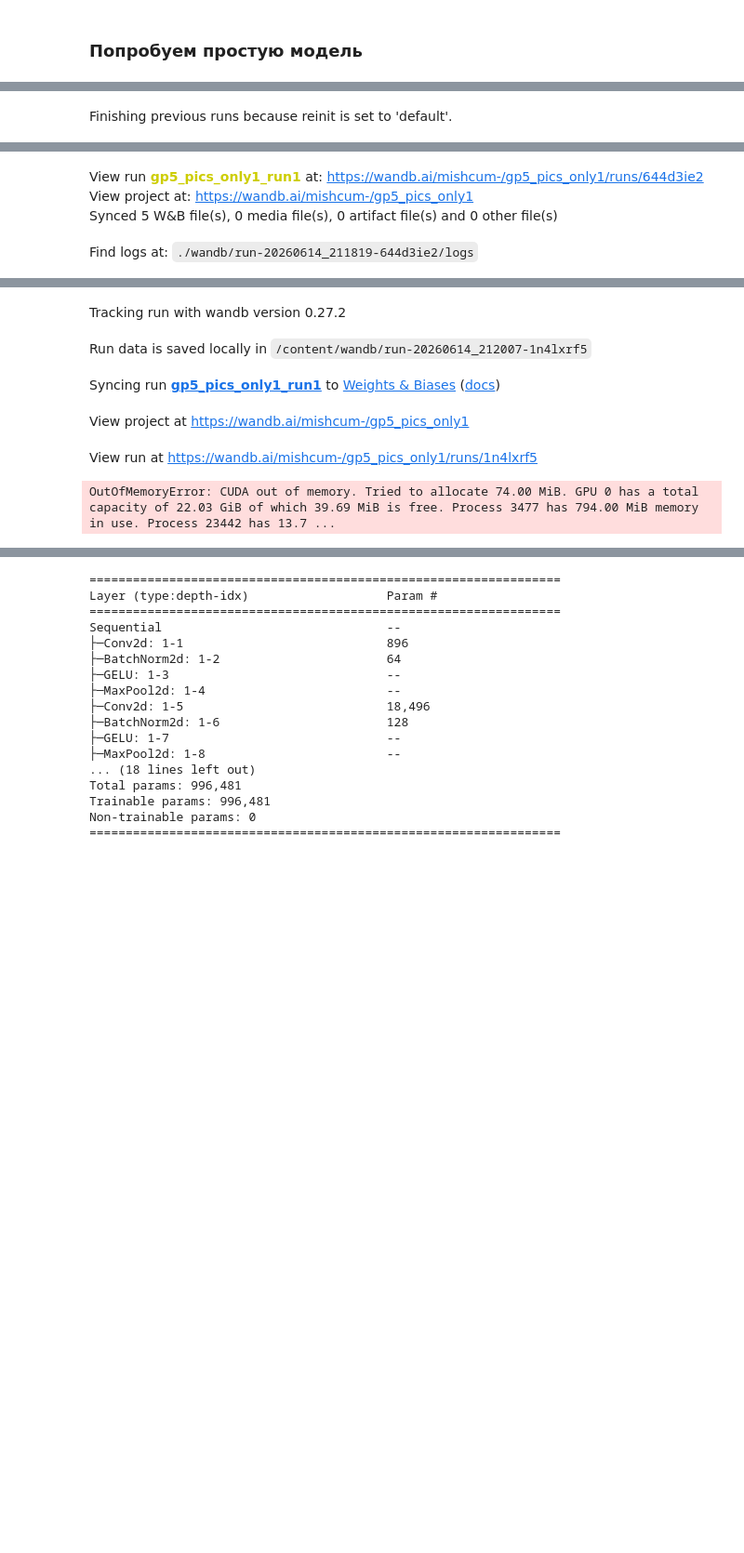
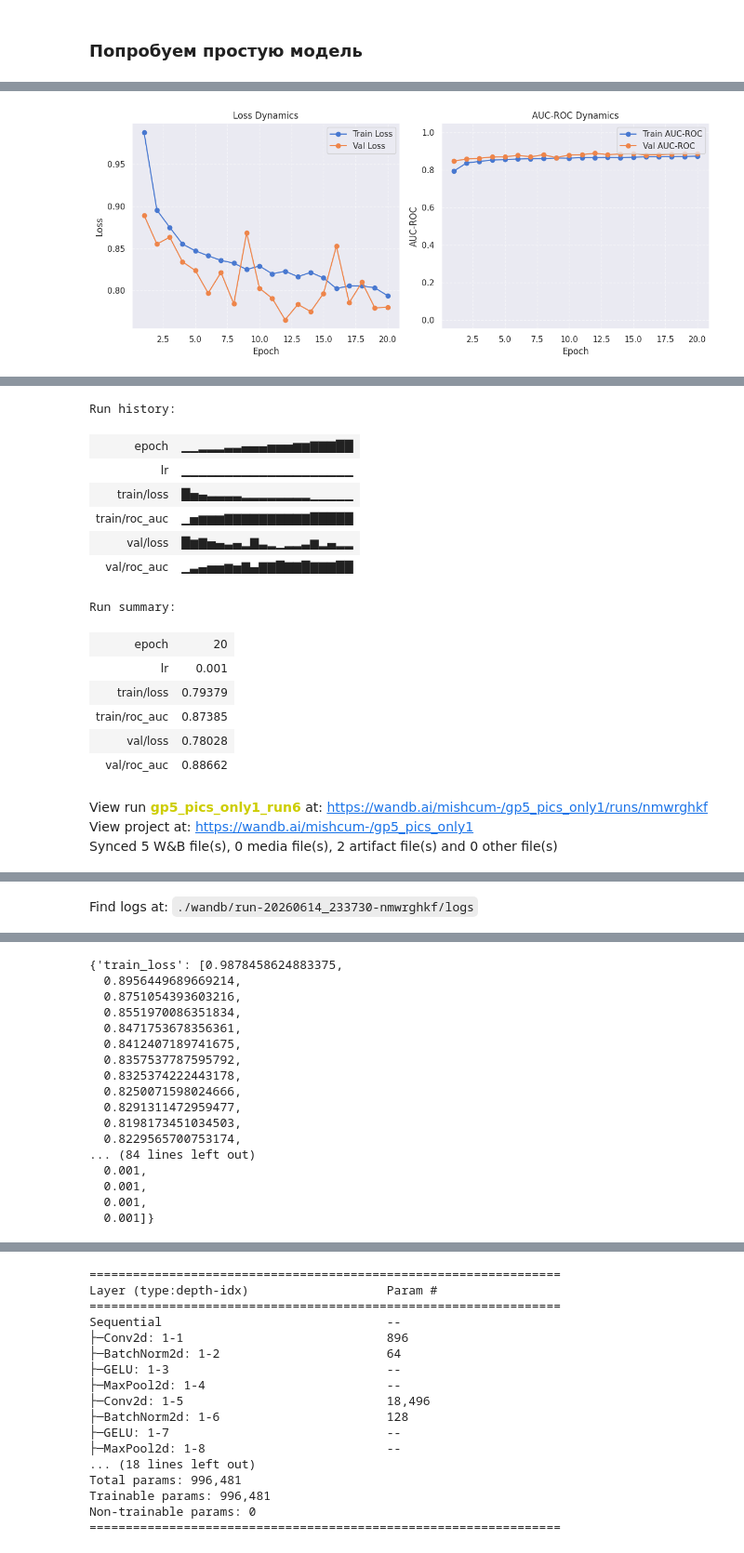
Before and after one commit to mishcum/GP5, a Jupyter notebook: notebooks/conv/Conv.ipynb, the cells around one changed output, grey strips where cells are left out. Shown at 93% size. Drawn from its saved outputs; the diff is of its cells as text; code cells hidden in the pictures; blank space fills up the shorter version.

Commit message:
new model

```diff
--- a/notebooks/conv/Conv.ipynb
+++ b/notebooks/conv/Conv.ipynb
@@ -270,7 +262,7 @@ def fit(model : nn.Module, train_loader : data.DataLoader, val_loader : data.Dat
     run = None
     if use_wandb:
         run = wandb.init(project=wandb_project, name=wandb_run_name, config=wandb_config if wandb_config else {}, reinit='create_new')
-        wandb.config.update({'num_params': sum(p.numel() for p in model.parameters()), 'device': str(device)}, allow_val_change=True)
+        run.config.update({'num_params': sum(p.numel() for p in model.parameters()), 'device': str(device)}, allow_val_change=True)
 
     for epoch in range(1, num_epochs + 1):
         tr = training_epoch(model=model, train_loader=train_loader, optimizer=optimizer, scheduler=scheduler, criterion=criterion, device=device, tqdm_desc=f'Train {epoch}/{num_epochs}')
@@ -295,7 +287,7 @@ def fit(model : nn.Module, train_loader : data.DataLoader, val_loader : data.Dat
             plot_fn(history['train_loss'], history['val_loss'], history['train_roc_auc'], history['val_roc_auc'])
 
         if use_wandb:
-            wandb.log({'epoch': epoch, 'train/loss': tr['loss'], 'train/roc_auc': tr['roc_auc'], 'val/loss': va['loss'], 'val/roc_auc': va['roc_auc'], 'lr': current_lr}, step=epoch)
+            run.log({'epoch': epoch, 'train/loss': tr['loss'], 'train/roc_auc': tr['roc_auc'], 'val/loss': va['loss'], 'val/roc_auc': va['roc_auc'], 'lr': current_lr}, step=epoch)
 
         os.makedirs(f'{out_dir}/logs/', exist_ok=True)
         with open(f'{out_dir}/logs/history.json', 'w', encoding='utf-8') as f:
@@ -307,17 +299,19 @@ def fit(model : nn.Module, train_loader : data.DataLoader, val_loader : data.Dat
         pickle.dump(train_loader.dataset.files, f)
         artifact.add_file(f'{out_dir}/data/train_dataset.pkl', 'train_dataset.pkl')
 
-    wandb.log_artifact(artifact)
+    run.log_artifact(artifact)
 
     artifact = wandb.Artifact('val_data', type='data')
     with open(f'{out_dir}/data/val_dataset.pkl', 'wb') as f:
         pickle.dump(val_loader.dataset.files, f)
         artifact.add_file(f'{out_dir}/data/val_dataset.pkl', 'val_dataset.pkl')
 
-    wandb.log_artifact(artifact)
+    run.log_artifact(artifact)
 
     artifact = wandb.Artifact('best_model', 'model')
     artifact.add_file(os.path.join(out_dir, 'checkpoints', 'best.pt'), 'best_model.pt')
+
+    run.log_artifact(artifact)
 
     if use_wandb and run is not None:
         run.finish()
@@ -364,7 +358,8 @@ train_transforms = v2.Compose([
     v2.RandomHorizontalFlip(p=0.5),
     v2.RandomVerticalFlip(p=0.5),
     v2.RandomRotation(degrees=180, interpolation=v2.InterpolationMode.BILINEAR, fill=0),
-    v2.ColorJitter(brightness=0.15, contrast=0.15, saturation=0.10, hue=0.03),
+    v2.RandomApply([v2.ColorJitter(brightness=0.15, contrast=0.15, saturation=0.10, hue=0.03)], p=0.3),
+    v2.RandomAffine(degrees=0, translate=(0.05, 0.05), scale=(0.95, 1.05), interpolation=v2.InterpolationMode.BILINEAR, fill=0),
     v2.RandomApply([v2.GaussianBlur(kernel_size=3, sigma=(0.1, 0.8))], p=0.2),
     v2.ToImage(),
     v2.ToDtype(torch.float32, True),
@@ -511,5 +503,6 @@ wandb_config = {
     "metrics": ["loss", "roc_auc"],
 }
 # %%
-fit(model, train_loader, val_loader, optimizer, None, criterion, device, num_epochs, out_dir='simple_cnn', use_wandb=True, wandb_project='gp5_pics_only1', wandb_run_name='gp5_pics_only1_run1', wandb_config=wandb_config, plot_fn=plot_metrics)
+fit(model, train_loader, val_loader, optimizer, None, criterion, device, num_epochs, out_dir='simple_cnn', use_wandb=True, wandb_project='gp5_pics_only1', wandb_run_name='gp5_pics_only1_run6', wandb_config=wandb_config, plot_fn=plot_metrics)
 # %% [output]
+[figure, added]
@@ -516 +511,17 @@ fit(model, train_loader, val_loader, optimizer, None, criterion, device, num_epo
+Run history:
+| epoch | ▁▁▂▂▂▃▃▄▄▄▅▅▅▆▆▇▇▇██ |
+| lr | ▁▁▁▁▁▁▁▁▁▁▁▁▁▁▁▁▁▁▁▁ |
+| train/loss | █▅▄▃▃▃▃▂▂▂▂▂▂▂▂▁▁▁▁▁ |
+| train/roc_auc | ▁▅▆▆▆▇▇▇▇▇▇▇▇▇▇█████ |
+| val/loss | █▆▇▅▄▃▄▂▇▃▂▁▂▂▃▆▂▄▂▂ |
+| val/roc_auc | ▁▃▄▅▅▆▅▇▄▇▇█▇▇█▇▇▇██ |
+Run summary:
+| epoch | 20 |
+| lr | 0.001 |
+| train/loss | 0.79379 |
+| train/roc_auc | 0.87385 |
+| val/loss | 0.78028 |
+| val/roc_auc | 0.88662 |
-Finishing previous runs because reinit is set to 'default'.
+View run gp5_pics_only1_run6 at: https://wandb.ai/mishcum-/gp5_pics_only1/runs/nmwrghkf
+View project at: https://wandb.ai/mishcum-/gp5_pics_only1
+Synced 5 W&B file(s), 0 media file(s), 2 artifact file(s) and 0 other file(s)
@@ -518,4 +528 @@ Finishing previous runs because reinit is set to 'default'.
-View run gp5_pics_only1_run1 at: https://wandb.ai/mishcum-/gp5_pics_only1/runs/644d3ie2
-View project at: https://wandb.ai/mishcum-/gp5_pics_only1
-Synced 5 W&B file(s), 0 media file(s), 0 artifact file(s) and 0 other file(s)
+Find logs at: ./wandb/run-20260614_233730-nmwrghkf/logs
-Find logs at: ./wandb/run-20260614_211819-644d3ie2/logs
@@ -523,9 +529,20 @@ Find logs at: ./wandb/run-20260614_211819-644d3ie2/logs
-Tracking run with wandb version 0.27.2
-Run data is saved locally in /content/wandb/run-20260614_212007-1n4lxrf5
-Syncing run gp5_pics_only1_run1 to Weights & Biases (docs)
-View project at https://wandb.ai/mishcum-/gp5_pics_only1
-View run at https://wandb.ai/mishcum-/gp5_pics_only1/runs/1n4lxrf5
-OutOfMemoryError: CUDA out of memory. Tried to allocate 74.00 MiB. GPU 0 has a total capacity of 22.03 GiB of which 39.69 MiB is free. Process 3477 has 794.00 MiB memory in use. Process 23442 has 13.7 ...
+{'train_loss': [0.9878458624883375,
+  0.8956449689669214,
+  0.8751054393603216,
+  0.8551970086351834,
+  0.8471753678356361,
+  0.8412407189741675,
+  0.8357537787595792,
+  0.8325374222443178,
+  0.8250071598024666,
+  0.8291311472959477,
+  0.8198173451034503,
+  0.8229565700753174,
+... (84 lines left out)
+  0.001,
+  0.001,
+  0.001,
+  0.001]}
 # %%
 validation_epoch(model, criterion, test_loader, device)
 # %% [output]
```
Also changed, not shown: parts of 11 cells of this notebook.
